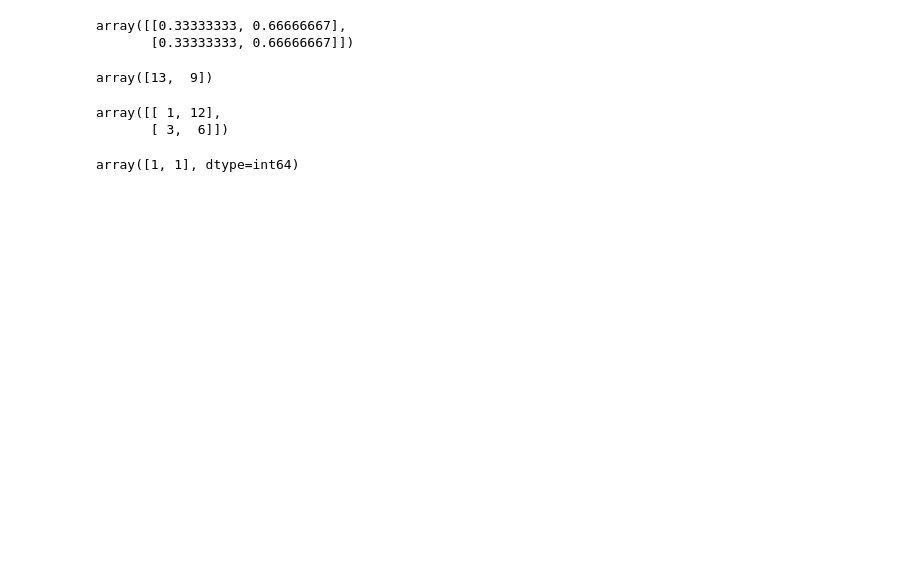
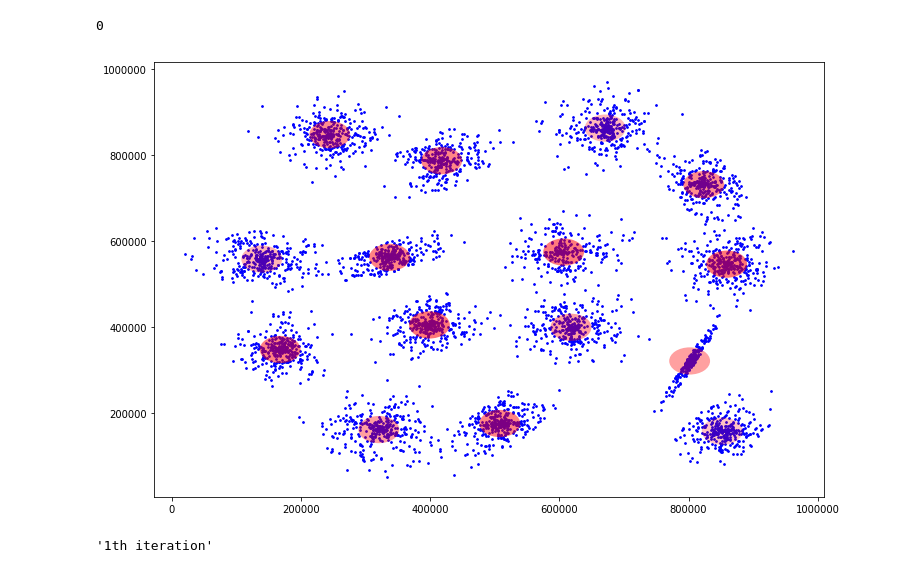
Before and after one commit to edgarvardanyan/ML-ISTC-Unsupervised, a Jupyter notebook: GMM/Untitled.ipynb, the cells around one changed output. Cells and saved outputs as stored; diff of their text form; code cells hidden in the pictures; blank space fills up the shorter version.

```diff
--- a/GMM/Untitled.ipynb
+++ b/GMM/Untitled.ipynb
@@ -127,19 +86,0 @@ a = a/np.sum(a, axis = 1)[None].T
-# %%
-a
-# %% [output]
-array([[0.33333333, 0.66666667],
-       [0.33333333, 0.66666667]])
-# %%
-a = np.array([[1,12],[3,6]])
-np.sum(a, axis = 1)
-# %% [output]
-array([13,  9])
-# %%
-a
-# %% [output]
-array([[ 1, 12],
-       [ 3,  6]])
-# %%
-np.argmax(a, axis = 1)
-# %% [output]
-array([1, 1], dtype=int64)
@@ -147,0 +87,59 @@ np.random.uniform()
+# %%
+#!/usr/bin/env python3
+from matplotlib import patches
+import matplotlib.pyplot as plt
+import numpy as np
+import pandas as pd
+import argparse
+#from gmm import GMM
+import winsound
+from time import sleep
+
+def get_ellipse_from_covariance(matrix, std_multiplier=2):
+    values, vectors = np.linalg.eig(matrix)
+    maxI = np.argmax(values)
+    large, small = values[maxI], values[1 - maxI]
+    return (std_multiplier * np.sqrt(large),
+            std_multiplier * np.sqrt(small),
+            np.rad2deg(np.arccos(vectors[0, 0])))
+
+
+
+df = pd.read_csv('sparse_clusters.csv')
+data = np.array(df[['X', 'Y']])
+gmm = GMM(15)
+gmm.fit(data)
+for i in range(2):
+    plt.figure(figsize = (12,8))
+    mean = gmm.get_means()
+    sigma = gmm.get_covariances()
+    pi = gmm.get_pis()
+    #print (mean, sigma, pi)
+    # Plot ellipses for each of covariance matrices.
+    clear_output(wait = True)
+    print (i)
+    plt.clf()
+    plt.scatter(data[:, 0], data[:, 1], s=3, color='blue')
+    for k in range(len(sigma)):
+        #print (sigma[k])
+        h, w, angle = get_ellipse_from_covariance(sigma[k])
+        e = patches.Ellipse(mean[k], w, h, angle=angle)
+        e.set_alpha(np.power(pi[k], .3))
+        e.set_facecolor('red')
+        plt.axes().add_artist(e)
+    #plt.savefig('edgar_gmm_sparse.jpg')
+    plt.show()
+    break
+    if i == 0:
+
+        sleep(5)
+        gmm.fit(data, False)
+
+#winsound.Beep(2500, 200)
+# %% [output]
+0
+[figure, added]
+# %%
+f"{1}th iteration"
+# %% [output]
+'1th iteration'
```
Also changed, not shown: parts of 17 cells of this notebook, 4 other files.
